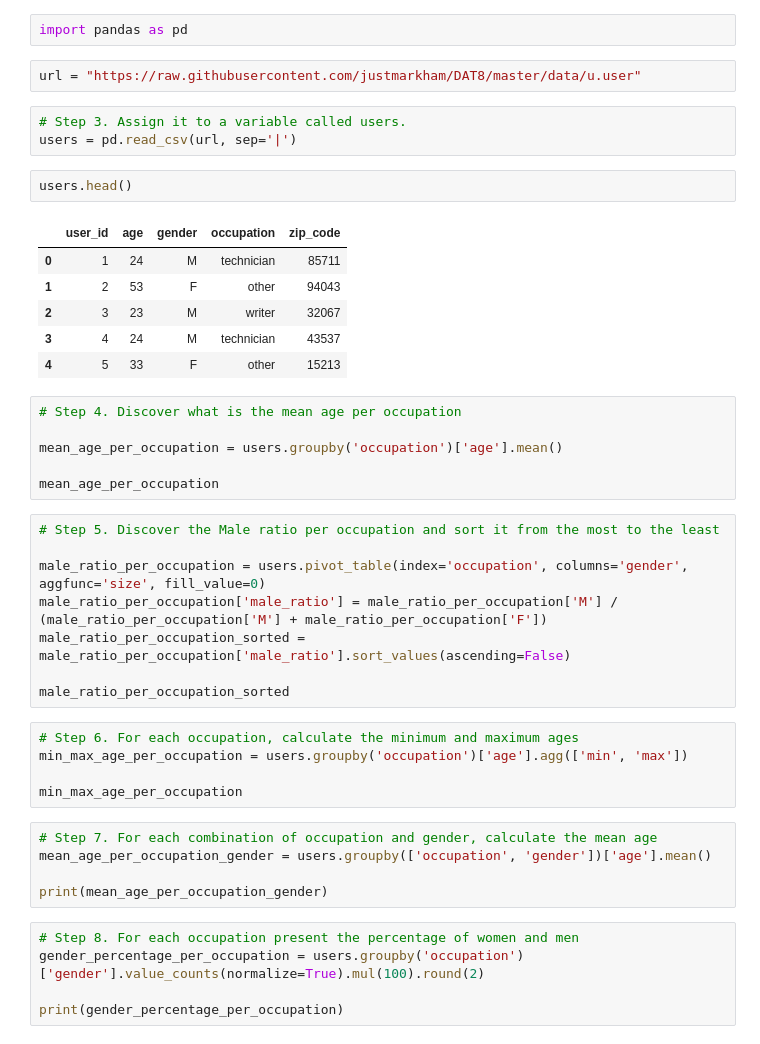
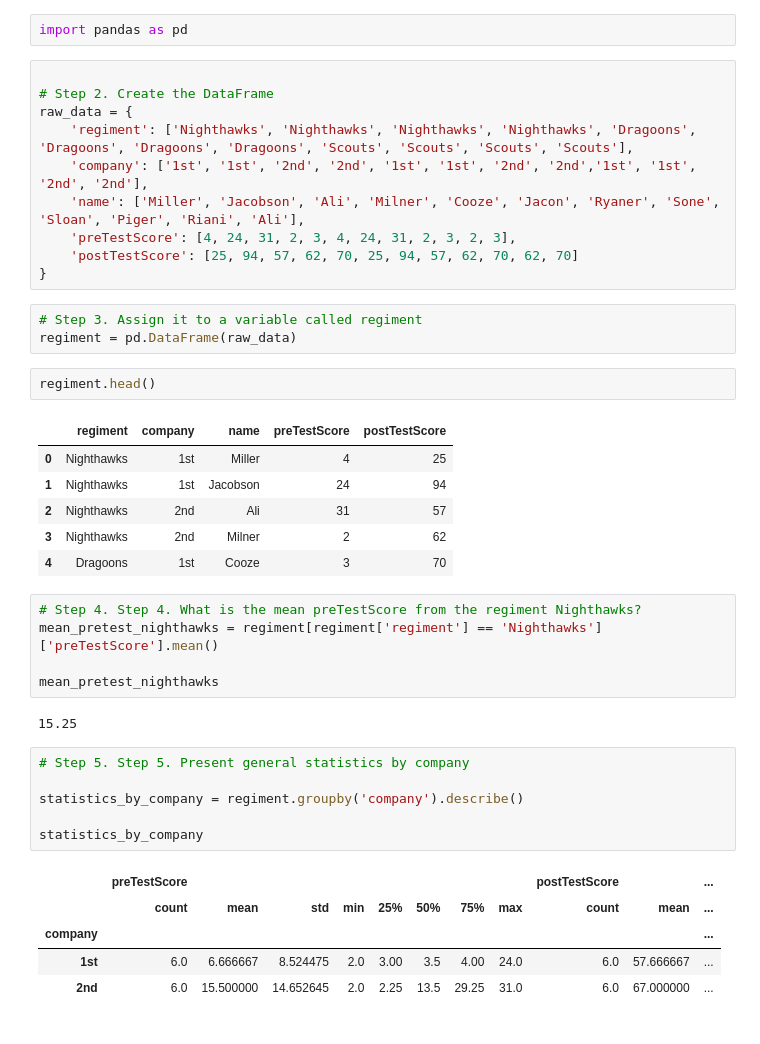
Before and after one commit to puritym8/Python-Data-Analysis, a Jupyter notebook: Pandasdailypractice2.ipynb, the cells around one changed output. Drawn from its saved outputs; the diff is of its cells as text.

Commit message:
Regiment

```diff
--- a/Pandasdailypractice2.ipynb
+++ b/Pandasdailypractice2.ipynb
@@ -2,46 +2,44 @@
 <a href="https://colab.research.google.com/github/puritym8/Python-Data-Analysis/blob/main/Pandasdailypractice2.ipynb" target="_parent"><img src="https://colab.research.google.com/assets/colab-badge.svg" alt="Open In Colab"/></a>
 # %%
 import pandas as pd
-# %%
-url = "https://raw.githubusercontent.com/justmarkham/DAT8/master/data/u.user"
+# %%
+
+# Step 2. Create the DataFrame
+raw_data = {
+    'regiment': ['Nighthawks', 'Nighthawks', 'Nighthawks', 'Nighthawks', 'Dragoons', 'Dragoons', 'Dragoons', 'Dragoons', 'Scouts', 'Scouts', 'Scouts', 'Scouts'],
+    'company': ['1st', '1st', '2nd', '2nd', '1st', '1st', '2nd', '2nd','1st', '1st', '2nd', '2nd'],
+    'name': ['Miller', 'Jacobson', 'Ali', 'Milner', 'Cooze', 'Jacon', 'Ryaner', 'Sone', 'Sloan', 'Piger', 'Riani', 'Ali'],
+    'preTestScore': [4, 24, 31, 2, 3, 4, 24, 31, 2, 3, 2, 3],
+    'postTestScore': [25, 94, 57, 62, 70, 25, 94, 57, 62, 70, 62, 70]
+}
 # %%
-# Step 3. Assign it to a variable called users.
-users = pd.read_csv(url, sep='|')
+# Step 3. Assign it to a variable called regiment
+regiment = pd.DataFrame(raw_data)
 # %%
-users.head()
+regiment.head()
 # %% [output]
-|  | user_id | age | gender | occupation | zip_code |
-| 0 | 1 | 24 | M | technician | 85711 |
-| 1 | 2 | 53 | F | other | 94043 |
-| 2 | 3 | 23 | M | writer | 32067 |
-| 3 | 4 | 24 | M | technician | 43537 |
-| 4 | 5 | 33 | F | other | 15213 |
+|  | regiment | company | name | preTestScore | postTestScore |
+| 0 | Nighthawks | 1st | Miller | 4 | 25 |
+| 1 | Nighthawks | 1st | Jacobson | 24 | 94 |
+| 2 | Nighthawks | 2nd | Ali | 31 | 57 |
+| 3 | Nighthawks | 2nd | Milner | 2 | 62 |
+| 4 | Dragoons | 1st | Cooze | 3 | 70 |
-# %%
-# Step 4. Discover what is the mean age per occupation
-
-mean_age_per_occupation = users.groupby('occupation')['age'].mean()
-
-mean_age_per_occupation
-# %%
-# Step 5. Discover the Male ratio per occupation and sort it from the most to the least
-
-male_ratio_per_occupation = users.pivot_table(index='occupation', columns='gender', aggfunc='size', fill_value=0)
-male_ratio_per_occupation['male_ratio'] = male_ratio_per_occupation['M'] / (male_ratio_per_occupation['M'] + male_ratio_per_occupation['F'])
-male_ratio_per_occupation_sorted = male_ratio_per_occupation['male_ratio'].sort_values(ascending=False)
-
-male_ratio_per_occupation_sorted
-# %%
-# Step 6. For each occupation, calculate the minimum and maximum ages
-min_max_age_per_occupation = users.groupby('occupation')['age'].agg(['min', 'max'])
-
-min_max_age_per_occupation
-# %%
-# Step 7. For each combination of occupation and gender, calculate the mean age
-mean_age_per_occupation_gender = users.groupby(['occupation', 'gender'])['age'].mean()
-
-print(mean_age_per_occupation_gender)
-# %%
-# Step 8. For each occupation present the percentage of women and men
-gender_percentage_per_occupation = users.groupby('occupation')['gender'].value_counts(normalize=True).mul(100).round(2)
-
-print(gender_percentage_per_occupation)
+# %%
+# Step 4. Step 4. What is the mean preTestScore from the regiment Nighthawks?
+mean_pretest_nighthawks = regiment[regiment['regiment'] == 'Nighthawks']['preTestScore'].mean()
+
+mean_pretest_nighthawks
+# %% [output]
+15.25
+# %%
+# Step 5. Step 5. Present general statistics by company
+
+statistics_by_company = regiment.groupby('company').describe()
+
+statistics_by_company
+# %% [output]
+|  | preTestScore |  |  |  |  |  |  |  | postTestScore |  | ... |
+|  | count | mean | std | min | 25% | 50% | 75% | max | count | mean | ... |
+| company |  |  |  |  |  |  |  |  |  |  | ... |
+| 1st | 6.0 | 6.666667 | 8.524475 | 2.0 | 3.00 | 3.5 | 4.00 | 24.0 | 6.0 | 57.666667 | ... |
+| 2nd | 6.0 | 15.500000 | 14.652645 | 2.0 | 2.25 | 13.5 | 29.25 | 31.0 | 6.0 | 67.000000 | ... |
```
Also changed, not shown: parts of 6 cells of this notebook.
